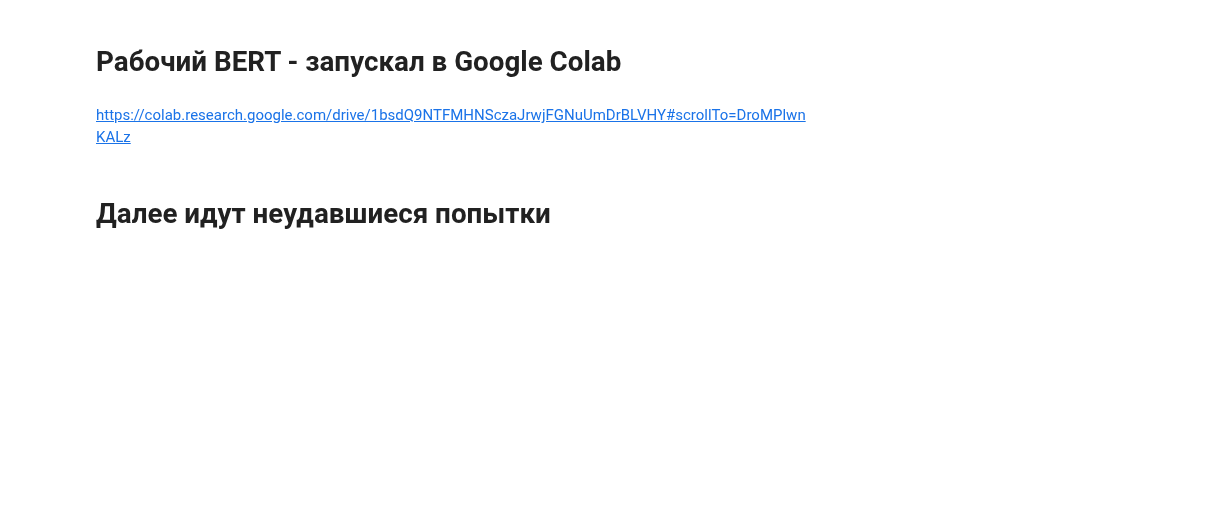
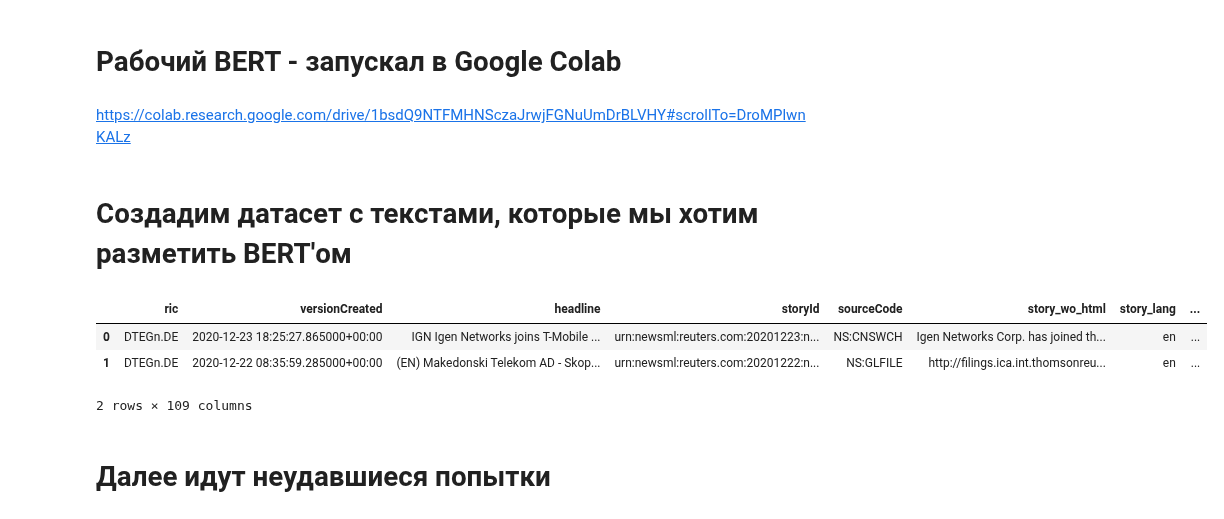
Before and after one commit to dany-kuznetsov/trade_get_news_true_way, a Jupyter notebook: create_merged_file_with_labels.ipynb, the cells around one changed output. Drawn from its saved outputs; the diff is of its cells as text; code cells hidden in the pictures; blank space fills up the shorter version.

Commit message:
prices collector and bert labelling commit after laptop recovery

```diff
--- a/create_merged_file_with_labels.ipynb
+++ b/create_merged_file_with_labels.ipynb
@@ -367,3 +367,13 @@ lower_labelled_texts_one_type.to_csv(path_project_folder + 'lower_labelled_texts
 # Рабочий BERT - запускал в Google Colab
 # %% [markdown]
 https://colab.research.google.com/drive/1bsdQ9NTFMHNSczaJrwjFGNuUmDrBLVHY#scrollTo=DroMPlwnKALz
+# %% [markdown]
+# Создадим датасет с текстами, которые мы хотим разметить BERT'ом
+# %%
+key_words_detection_df = pd.read_csv(path_project_folder + "key_words_detection_df.csv")
+key_words_detection_df.head(2)
+# %% [output]
+|  | ric | versionCreated | headline | storyId | sourceCode | story_wo_html | story_lang | ... |
+| 0 | DTEGn.DE | 2020-12-23 18:25:27.865000+00:00 | IGN Igen Networks joins T-Mobile ... | urn:newsml:reuters.com:20201223:n... | NS:CNSWCH | Igen Networks Corp. has joined th... | en | ... |
+| 1 | DTEGn.DE | 2020-12-22 08:35:59.285000+00:00 | (EN) Makedonski Telekom AD - Skop... | urn:newsml:reuters.com:20201222:n... | NS:GLFILE | http://filings.ica.int.thomsonreu... | en | ... |
+2 rows × 109 columns
```
Also changed, not shown: parts of 3 cells of this notebook, 5 other files.
